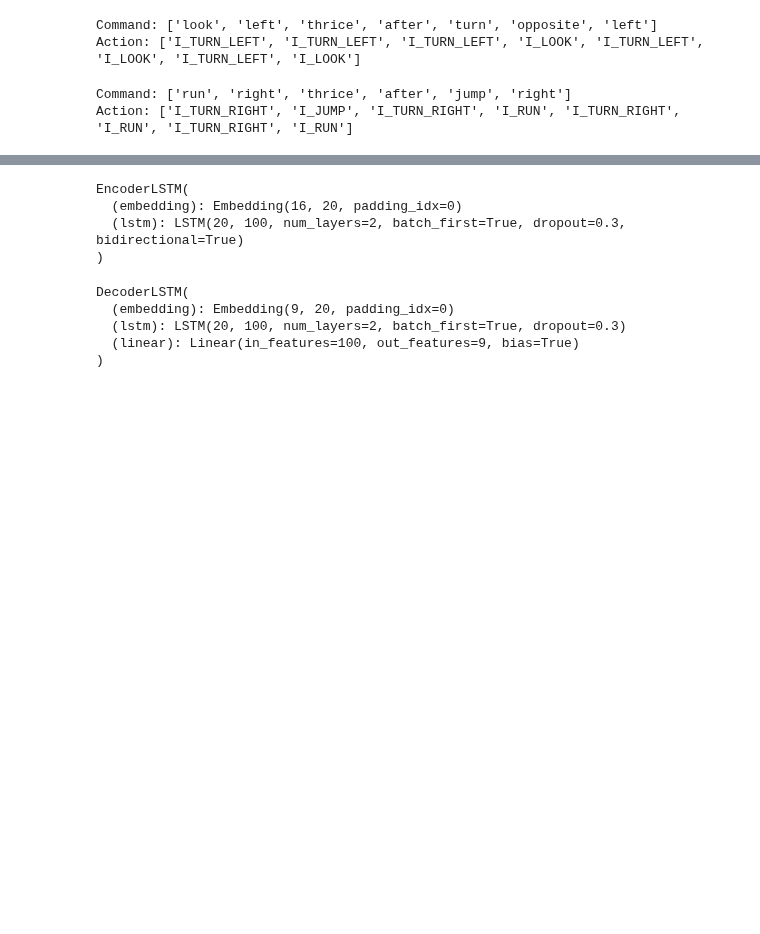
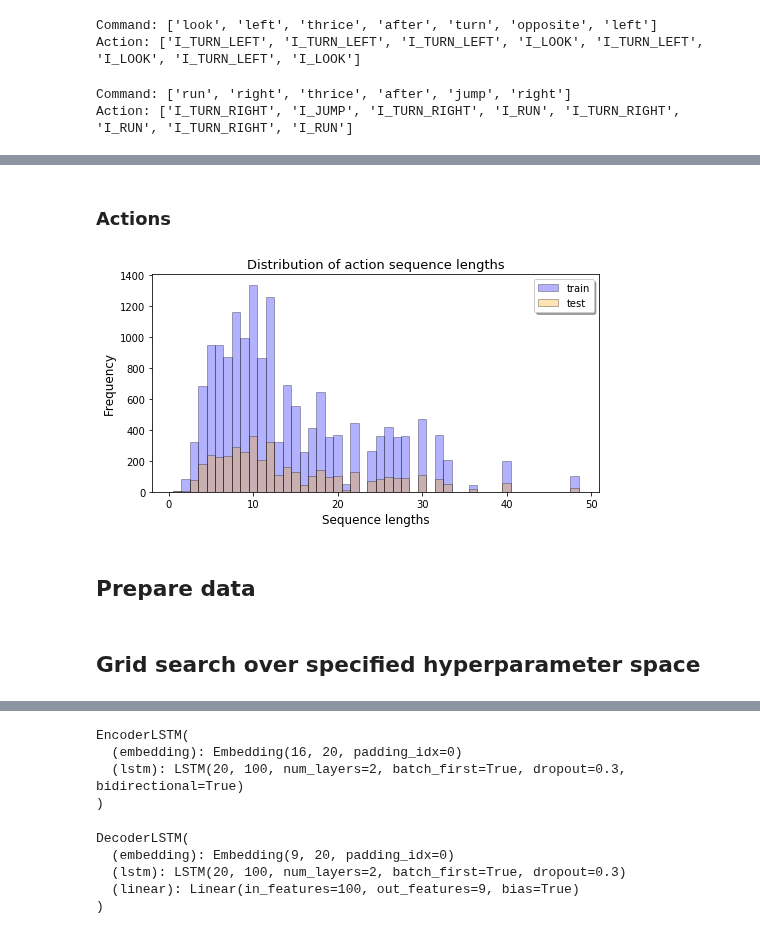
Before and after one commit to LukasMut/ATNLP, a Jupyter notebook: experiment_1a.ipynb, the cells around one changed output, grey strips where cells are left out. Drawn from its saved outputs; the diff is of its cells as text; code cells hidden in the pictures; blank space fills up the shorter version.

```diff
--- a/experiment_1a.ipynb
+++ b/experiment_1a.ipynb
@@ -78,3 +105,11 @@ Action: ['I_TURN_RIGHT', 'I_JUMP', 'I_TURN_RIGHT', 'I_RUN', 'I_TURN_RIGHT', 'I_R
+# %% [markdown]
+### Actions
+# %%
+show_seq_distributions(acts_train, acts_test, 'action')
+# %% [output]
+[figure, added]
+# %% [markdown]
+## Prepare data
 # %%
 cmds_train, acts_train, input_lengths_train, masks = pairs2idx(cmds_train, acts_train, w2i_cmds, w2i_acts, padding=True, training=True)
 cmds_test, acts_test, input_lengths_test = pairs2idx(cmds_test, acts_test, w2i_cmds, w2i_acts, padding=True, training=False)
@@ -113,0 +149,2 @@ n_epochs = 8 # 7-10 epochs (20.000 iterations each) seem to be sufficient to lea
+# %% [markdown]
+## Grid search over specified hyperparameter space
```
Also changed, not shown: parts of 13 cells of this notebook, 4 other files.
